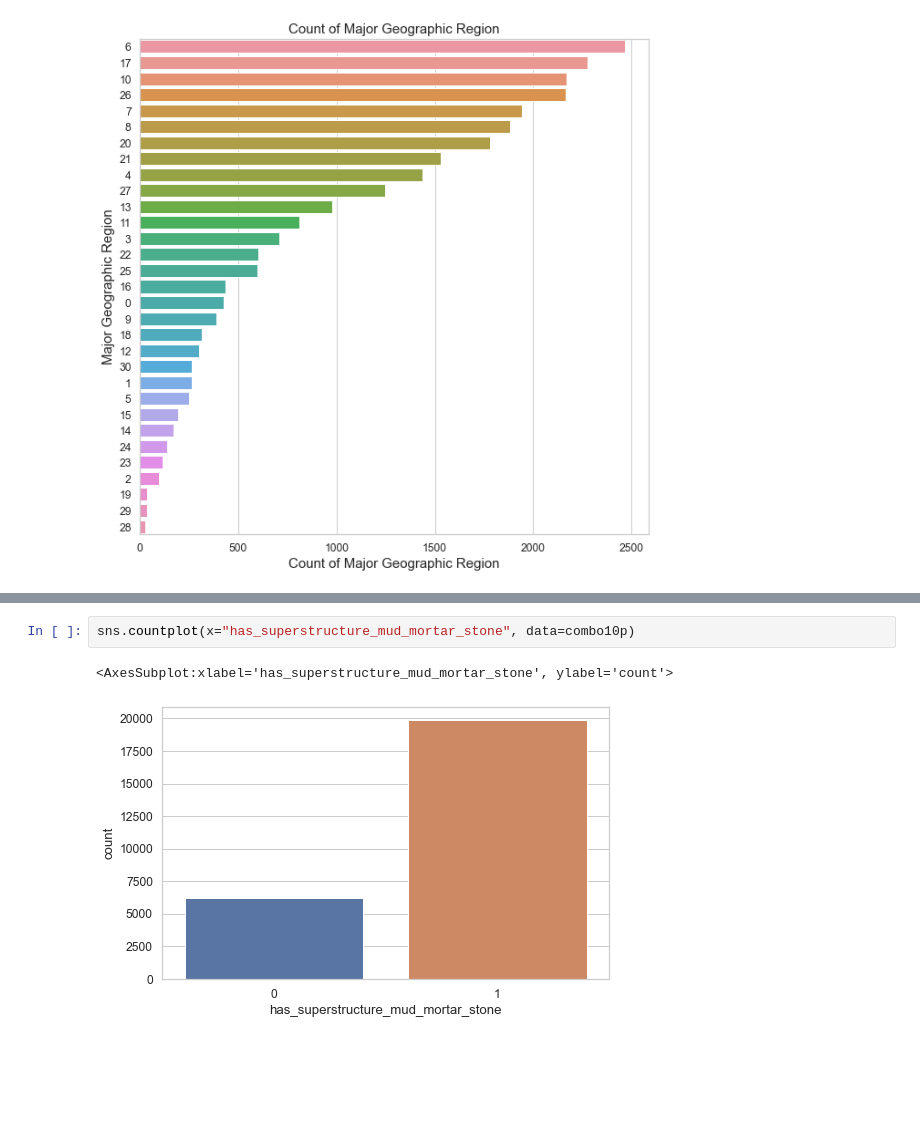
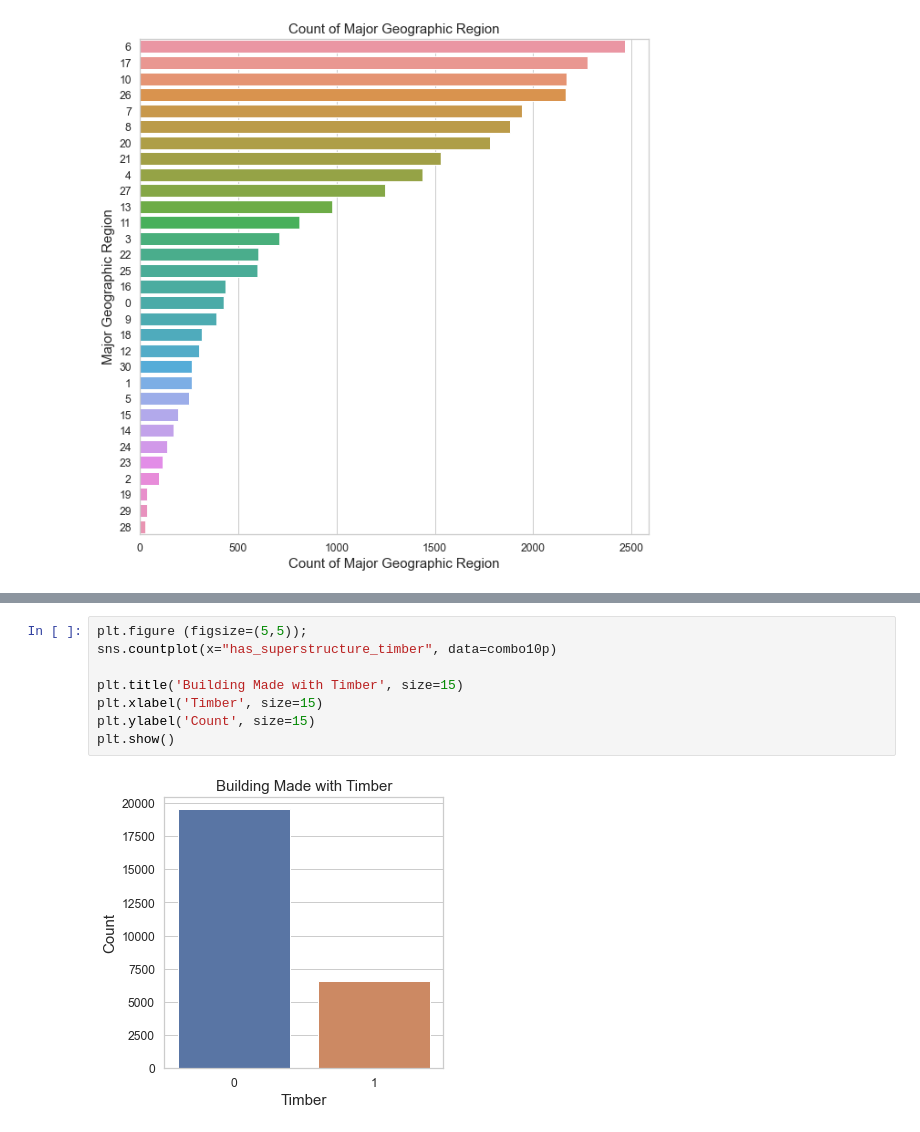
Before and after one commit to vleong1/modeling_earthquake_damage, a Jupyter notebook: EricCheng-EDA.ipynb, the cells around one changed output, grey strips where cells are left out. Cells and saved outputs as stored; diff of their text form; blank space fills up the shorter version.

```diff
--- a/EricCheng-EDA.ipynb
+++ b/EricCheng-EDA.ipynb
@@ -276,5 +302,10 @@ plt.show()
-# %%
-sns.countplot(x="has_superstructure_mud_mortar_stone", data=combo10p)
-# %% [output]
-<AxesSubplot:xlabel='has_superstructure_mud_mortar_stone', ylabel='count'>
-[figure, removed]
+# %%
+plt.figure (figsize=(5,5));
+sns.countplot(x="has_superstructure_timber", data=combo10p)
+
+plt.title('Building Made with Timber', size=15)
+plt.xlabel('Timber', size=15)
+plt.ylabel('Count', size=15)
+plt.show()
+# %% [output]
+[figure, added]
```
Also changed, not shown: parts of 9 cells of this notebook, 8 other files.
